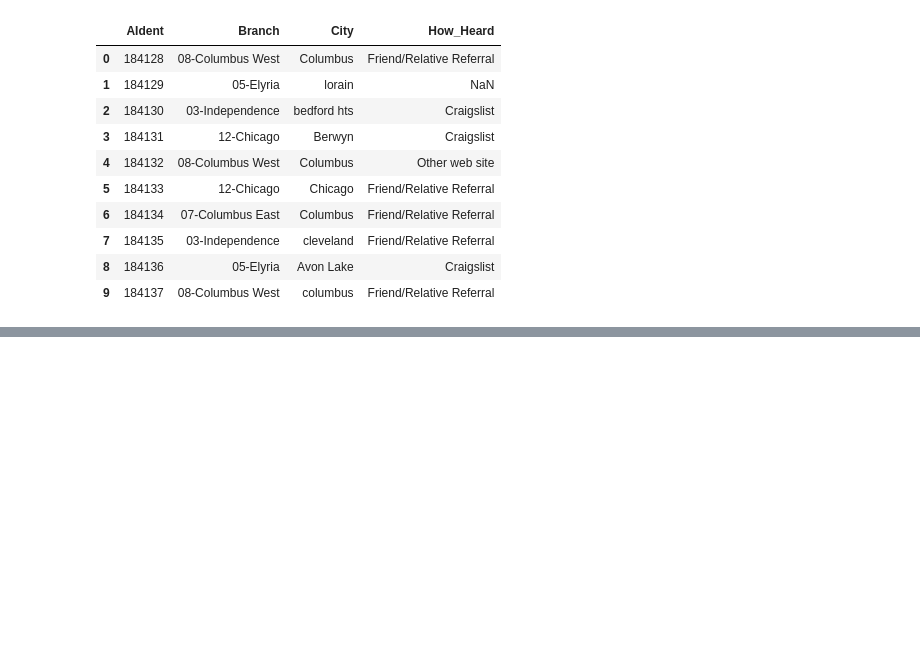
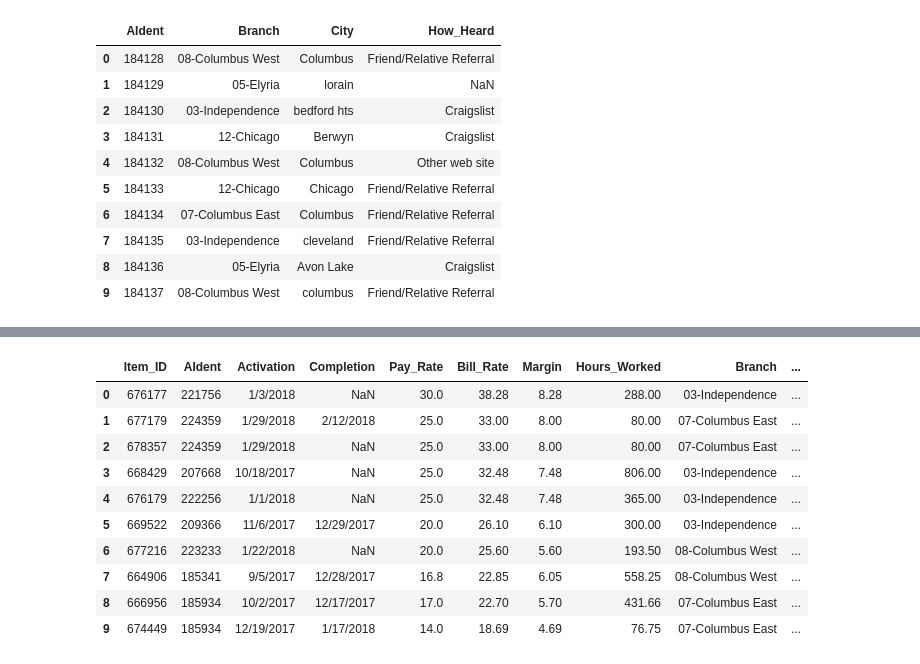
Before and after one commit to Rosas761/Recruiting-Analytics-Project, a Jupyter notebook: Code/SB_Code.ipynb, the cells around one changed output, grey strips where cells are left out. Cells and saved outputs as stored; diff of their text form; code cells hidden in the pictures; blank space fills up the shorter version.

```diff
--- a/Code/SB_Code.ipynb
+++ b/Code/SB_Code.ipynb
@@ -90,0 +123,3 @@ HW.head(10)
+# %%
+Merge_Table1 = pd.merge(AS,HW, on="Item_ID", how='inner')
+Merge_Table1.head(10)
@@ -90,0 +160,5 @@ HW.head(10)
+# %%
+Merge_Table3 = pd.DataFrame(Merge_Table1[['Item_ID', 'AIdent_x', 'Activation', 'Completion', 'Pay_Rate',
+       'Bill_Rate', 'Margin', 'Hours_Worked']])
+
+Merge_Table3.head(10)
@@ -90,0 +177,3 @@ HW.head(10)
+# %%
+Merge_Table4 = Merge_Table3.rename(columns={"AIdent_x": "AIdent"})
+Merge_Table4.head(10)
@@ -90,0 +194,15 @@ HW.head(10)
+# %%
+Merge_table5 = pd.merge(Merge_Table4, ET, on="AIdent", how="inner")
+Merge_table5.head(10)
+# %% [output]
+|  | Item_ID | AIdent | Activation | Completion | Pay_Rate | Bill_Rate | Margin | Hours_Worked | Branch | ... |
+| 0 | 676177 | 221756 | 1/3/2018 | NaN | 30.0 | 38.28 | 8.28 | 288.00 | 03-Independence | ... |
+| 1 | 677179 | 224359 | 1/29/2018 | 2/12/2018 | 25.0 | 33.00 | 8.00 | 80.00 | 07-Columbus East | ... |
+| 2 | 678357 | 224359 | 1/29/2018 | NaN | 25.0 | 33.00 | 8.00 | 80.00 | 07-Columbus East | ... |
+| 3 | 668429 | 207668 | 10/18/2017 | NaN | 25.0 | 32.48 | 7.48 | 806.00 | 03-Independence | ... |
+| 4 | 676179 | 222256 | 1/1/2018 | NaN | 25.0 | 32.48 | 7.48 | 365.00 | 03-Independence | ... |
+| 5 | 669522 | 209366 | 11/6/2017 | 12/29/2017 | 20.0 | 26.10 | 6.10 | 300.00 | 03-Independence | ... |
+| 6 | 677216 | 223233 | 1/22/2018 | NaN | 20.0 | 25.60 | 5.60 | 193.50 | 08-Columbus West | ... |
+| 7 | 664906 | 185341 | 9/5/2017 | 12/28/2017 | 16.8 | 22.85 | 6.05 | 558.25 | 08-Columbus West | ... |
+| 8 | 666956 | 185934 | 10/2/2017 | 12/17/2017 | 17.0 | 22.70 | 5.70 | 431.66 | 07-Columbus East | ... |
+| 9 | 674449 | 185934 | 12/19/2017 | 1/17/2018 | 14.0 | 18.69 | 4.69 | 76.75 | 07-Columbus East | ... |
```
Also changed, not shown: parts of 14 cells of this notebook, 8 other files.
